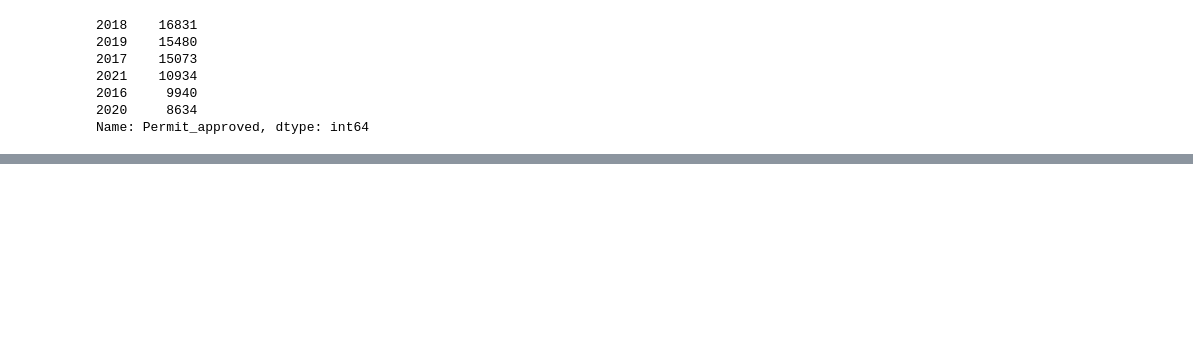
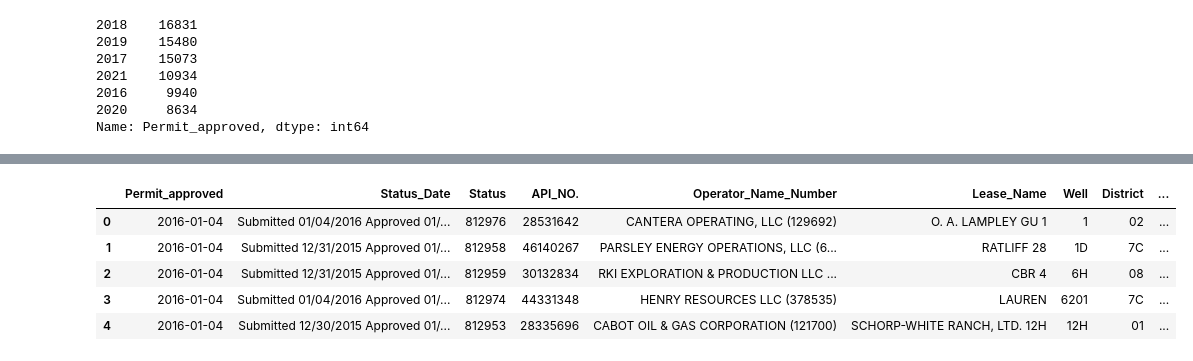
Before and after one commit to brianclements03/Individual_Project, a Jupyter notebook: WRANGLE.ipynb, the cells around one changed output, grey strips where cells are left out. Saved outputs shown, nothing was run; the diff lists cells and outputs as text; code cells hidden in the pictures; blank space fills up the shorter version.

```diff
--- a/WRANGLE.ipynb
+++ b/WRANGLE.ipynb
@@ -107,6 +107,13 @@ memory usage: 10.0+ MB
 # %%
 permits.to_csv('permits.csv')
 # %%
-test = pd.read_csv('permits.csv')
-test.head()
+temp = pd.read_csv('permits.csv')
+temp.head()
+# %% [output]
+|  | Permit_approved | Status_Date | Status | API_NO. | Operator_Name_Number | Lease_Name | Well | District | ... |
+| 0 | 2016-01-04 | Submitted 01/04/2016 Approved 01/... | 812976 | 28531642 | CANTERA OPERATING, LLC (129692) | O. A. LAMPLEY GU 1 | 1 | 02 | ... |
+| 1 | 2016-01-04 | Submitted 12/31/2015 Approved 01/... | 812958 | 46140267 | PARSLEY ENERGY OPERATIONS, LLC (6... | RATLIFF 28 | 1D | 7C | ... |
+| 2 | 2016-01-04 | Submitted 12/31/2015 Approved 01/... | 812959 | 30132834 | RKI EXPLORATION & PRODUCTION LLC ... | CBR 4 | 6H | 08 | ... |
+| 3 | 2016-01-04 | Submitted 01/04/2016 Approved 01/... | 812974 | 44331348 | HENRY RESOURCES LLC (378535) | LAUREN | 6201 | 7C | ... |
+| 4 | 2016-01-04 | Submitted 12/30/2015 Approved 01/... | 812953 | 28335696 | CABOT OIL & GAS CORPORATION (121700) | SCHORP-WHITE RANCH, LTD. 12H | 12H | 01 | ... |
 # %%
```
Also changed, not shown: parts of 12 cells of this notebook, 4 other files.
